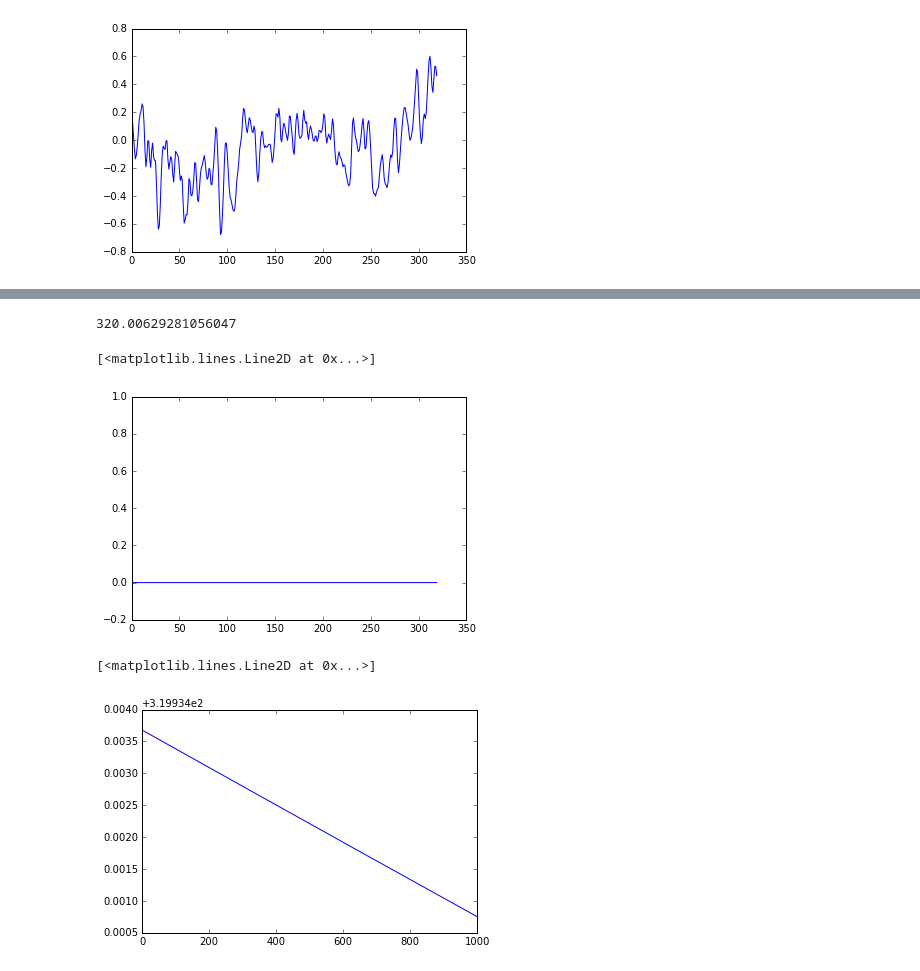
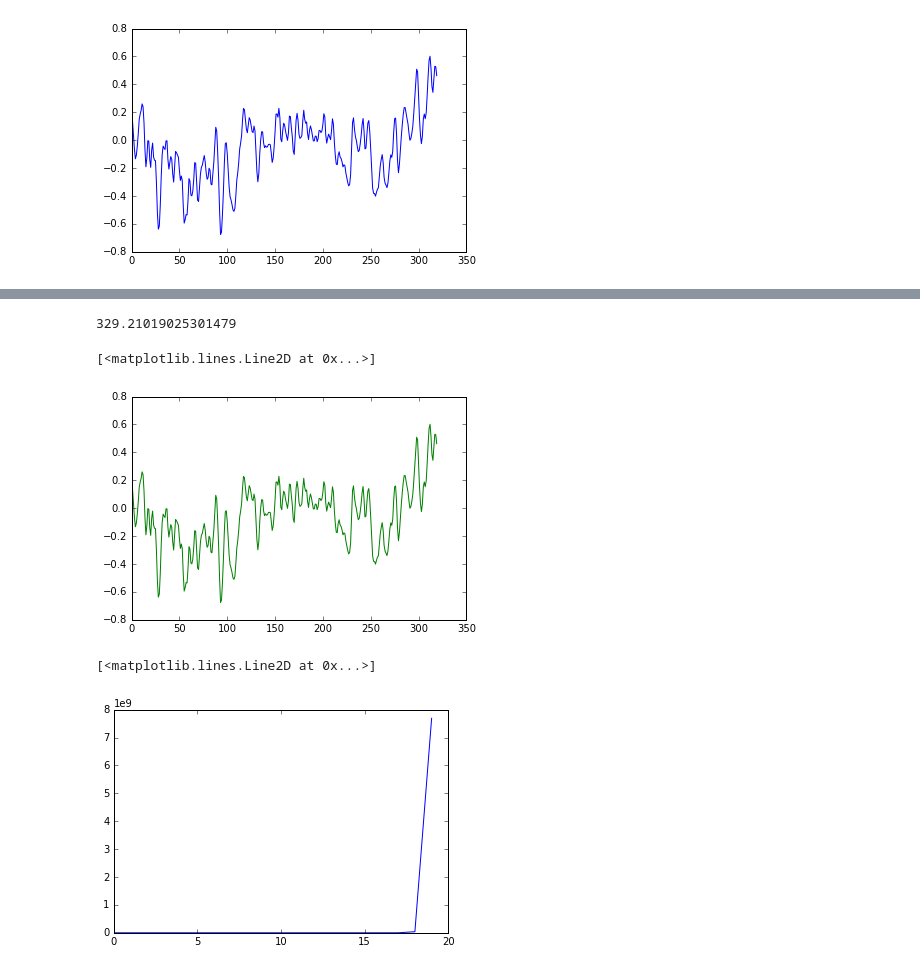
Before and after one commit to TheAcheriit/IAR-CWRNN, a Jupyter notebook: src/CWRNNTestNumpy.ipynb, the cells around one changed output, grey strips where cells are left out. Cells and saved outputs as stored; diff of their text form; code cells hidden in the pictures.

```diff
--- a/src/CWRNNTestNumpy.ipynb
+++ b/src/CWRNNTestNumpy.ipynb
@@ -48,6 +48,8 @@ class CWRNNNumpy:
         for i in range(nb_group) :
             for j in range(nb_member):
                 self.W[i*nb_member+j][i:] = np.random.normal(0, 0.1, (self.hidden_dim-i))
+        self.bW = np.random.normal(0, 0.1, (self.hidden_dim))
+        self.bV = np.random.normal(0, 0.1, (out_dim))
 # %%
 def which_active(self, t):
     active = self.nb_group
@@ -71,13 +73,10 @@ def forward_propagation(self, size, initialState):
     for t in np.arange(T):
         #active : last group active for time t
         active = self.which_active(t)
-        if(active != self.nb_group):
-            Wtmp = np.vstack((self.W[:active*self.nb_member],
-                              np.zeros((self.hidden_dim-(active*self.nb_member),
-                                        self.hidden_dim))))
-        else : Wtmp = self.W
-        s[t] = np.tanh(Wtmp.dot(s[t-1]))
-        o[t] = self.V.dot(s[t])
+        s[t][:active*self.nb_member] = np.tanh(self.W[:active*self.nb_member].dot(s[t-1])
+                                               + self.bW[:active*self.nb_member])
+        s[t][active*self.nb_member:] = s[t-1][active*self.nb_member:]
+        o[t] = self.V.dot(s[t]) + self.bV
     return [o, s]
 
 CWRNNNumpy.forward_propagation = forward_propagation
@@ -91,7 +90,7 @@ CWRNNNumpy.predict = predict
 # %%
 model = CWRNNNumpy(out_dim=1, nb_group=10, nb_member=1)
 X_train = data[4][:,0]
-X_train = np.ones(320)
+#X_train = np.ones(320)
 o = model.predict(X_train)
 plot(o)
 # %% [output]
@@ -107,7 +129,7 @@ CWRNNNumpy.calculate_loss=calculate_loss
 loss = model.calculate_loss( X_train)
 loss
 # %% [output]
-320.00629281056047
+329.21019025301479
 # %%
 def bptt(self, y):
     T = len(y)
@@ -207,7 +196,8 @@ def train_with_sgd(model, x, learning_rate=0.0003, nepoch=100):
 
     return losses
 # %%
-losses = train_with_sgd(model, X_train, nepoch=1000, learning_rate=0.0001)
+
+losses = train_with_sgd(model, X_train, nepoch=900, learning_rate=0.01)
 # %%
 
 o = model.predict(X_train)
@@ -215,12 +205,12 @@ plot(o)
 plot(X_train)
 # %% [output]
 [<matplotlib.lines.Line2D at 0x...>]
-[figure, old version]
+[figure, new version]
 # %%
-plot(losses)
+plot(losses[:20])
 # %% [output]
 [<matplotlib.lines.Line2D at 0x...>]
-[figure, old version]
+[figure, new version]
 # %%
 model.W
 # %% [output]
```
Also changed, not shown: parts of 7 cells of this notebook, 1 other file.
